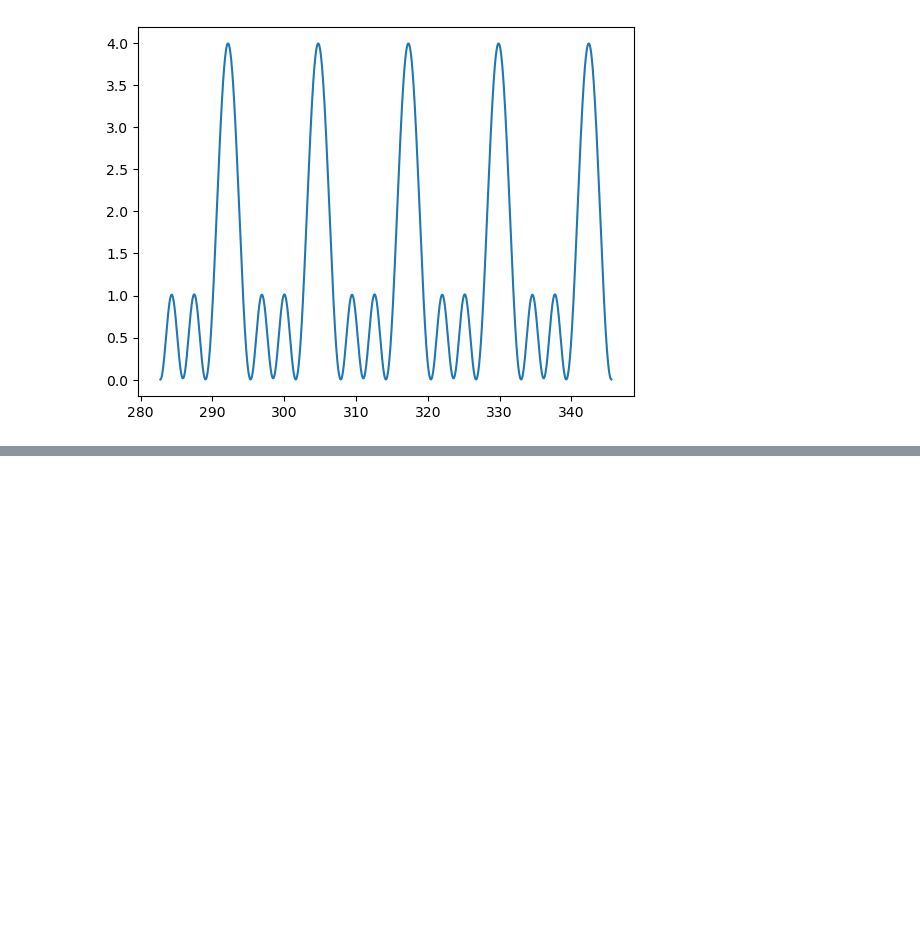
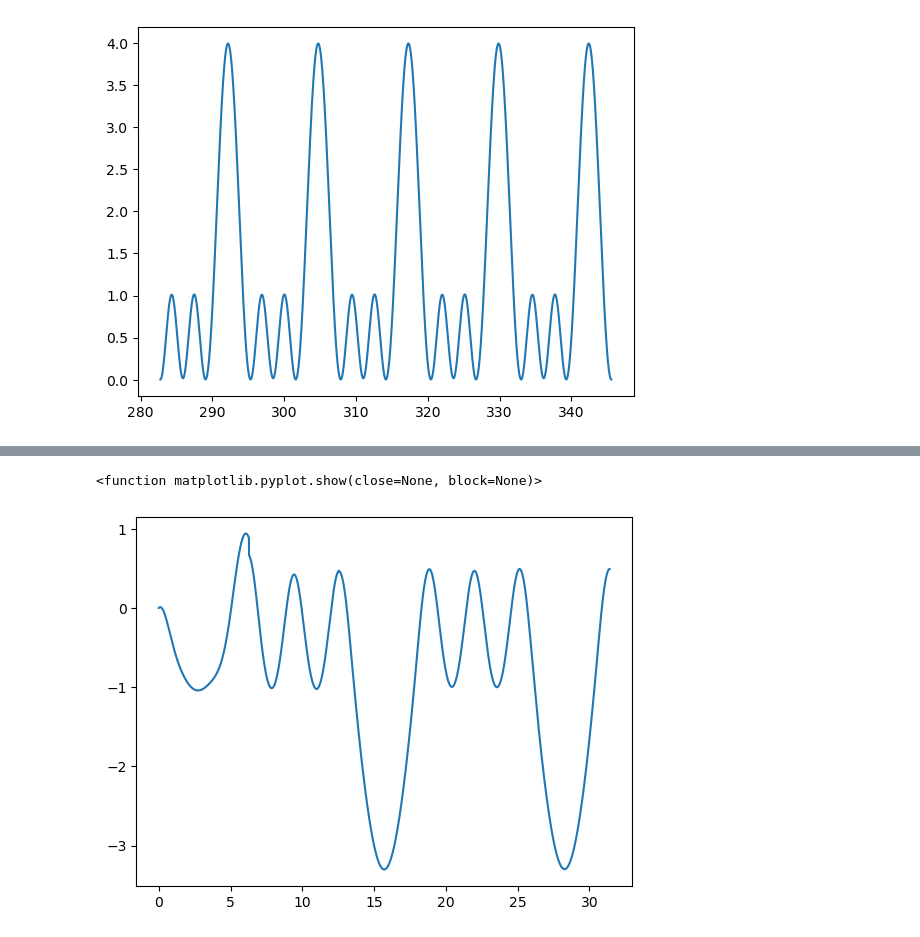
Before and after one commit to SeanDisaro/CL_PDE_Solv, a Jupyter notebook: notebooks/sintsin2tproblem.ipynb, the cells around one changed output, grey strips where cells are left out. Saved outputs shown, nothing was run; the diff lists cells and outputs as text; code cells hidden in the pictures; blank space fills up the shorter version.

```diff
--- a/notebooks/sintsin2tproblem.ipynb
+++ b/notebooks/sintsin2tproblem.ipynb
@@ -302,0 +385,16 @@ torch.save(sol_cluster_B, Path(trained_models_address , 'global_non_t_dep0.pt'))
+# %%
+#ResAssembling model:
+local_solutions[0].to('cuda')
+local_solutions[1].to('cuda')
+
+my_assemblingNetwork = ResAssemblingNetwork(1 ,10, 1,  10, 1)
+my_assemblingNetwork.to('cuda')
+alpha = 1e-3
+beta = 1e-2
+optimizer = torch.optim.Adam(my_assemblingNetwork.parameters(), lr = 1e-3)
+for i in range(8000):
+  optimizer.zero_grad()
+  loss = D_glob(my_assemblingNetwork , local_solutions, boundary_t, boundary_rep, boundary_clust, t_grid, rep_grid, clust_grid , boundary_value , f_out,  alpha, beta )
+  print(loss.item())
+  loss.backward(retain_graph=True)
+  optimizer.step()
@@ -302,0 +420,37 @@ torch.save(sol_cluster_B, Path(trained_models_address , 'global_non_t_dep0.pt'))
+# %%
+#plot
+
+my_assemblingNetwork.to('cpu')
+local_solutions[0].to('cpu')
+local_solutions[1].to('cpu')
+
+N_grid_test = 10000
+t_grid_test = torch.linspace(0*torch.pi , 10*torch.pi,N_grid_test,requires_grad = True).view(-1,1)
+clust_idx_boundary_t, t_rep_boundary = clustering(torch.tensor([0.]))
+boundary_t = torch.tensor(  0., requires_grad = True).view(-1,1)
+boundary_rep = torch.tensor(  0., requires_grad = True).view(-1,1)
+boundary_clust = torch.tensor(  0., requires_grad = True).view(-1,1)
+boundary_value = torch.zeros( (N_grid_test, 1) )
+#output on grid:
+f_out = torch.zeros(t_grid_test.shape[0])
+for i in range(t_grid_test.shape[0]):
+  f_out[i] = f(t_grid_test[i])
+
+
+rep_grid_test = torch.rand( (N_grid_test , 1) )
+clust_grid_test = torch.rand( (N_grid_test , 1) )
+
+
+for i in range(N_grid_test):
+  clust_idx_test, t_rep_test  = clustering(t_grid_test[i,0])
+  clust_grid_test[i,0]  = torch.tensor(clust_idx_test)
+  rep_grid_test[i,0] = torch.tensor(t_rep_test)
+
+out = my_assemblingNetwork(t_grid_test, rep_grid_test, clust_grid_test , local_solutions)
+out = out.to('cpu').detach().numpy()
+plt.plot(t_grid_test.detach().numpy() , out)
+#plt.plot(t_grid_test.detach().numpy(), np.sin(t_grid_test.detach().numpy()))
+plt.show
+# %% [output]
+<function matplotlib.pyplot.show(close=None, block=None)>
+[figure, added]
```
Also changed, not shown: parts of 10 cells of this notebook, 1 other file.
